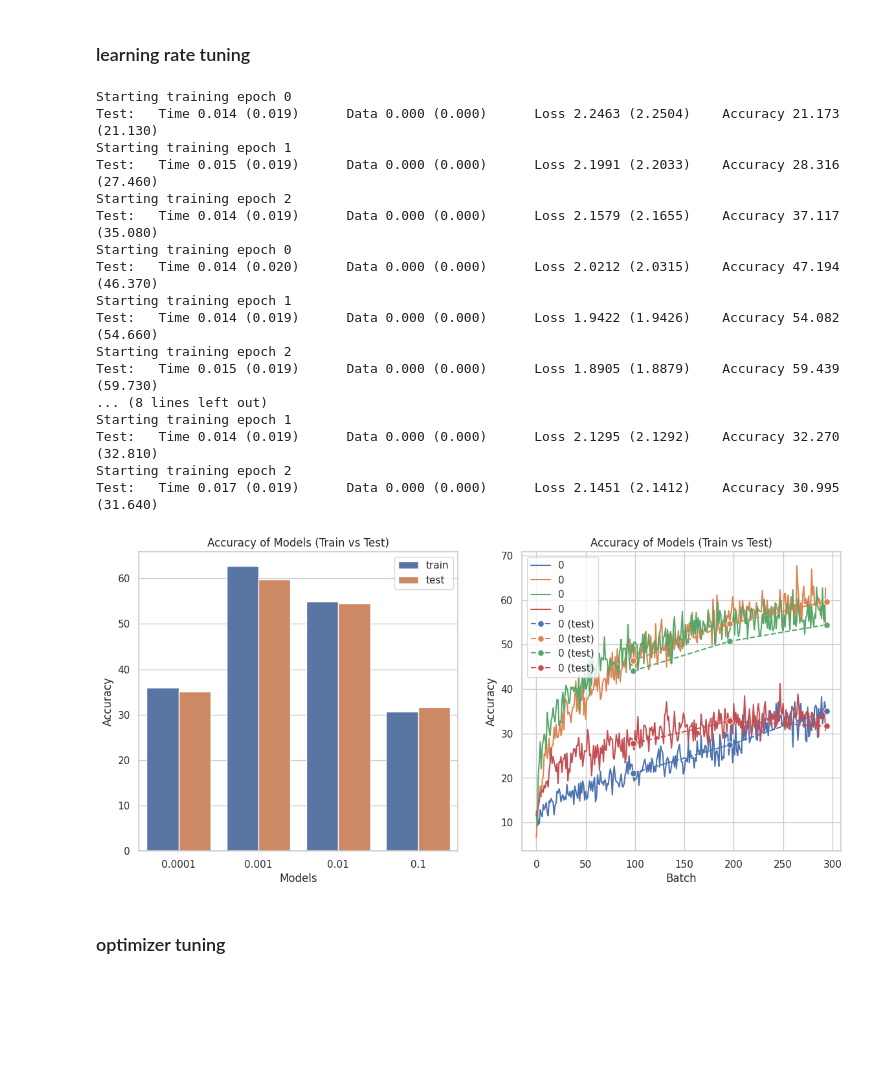
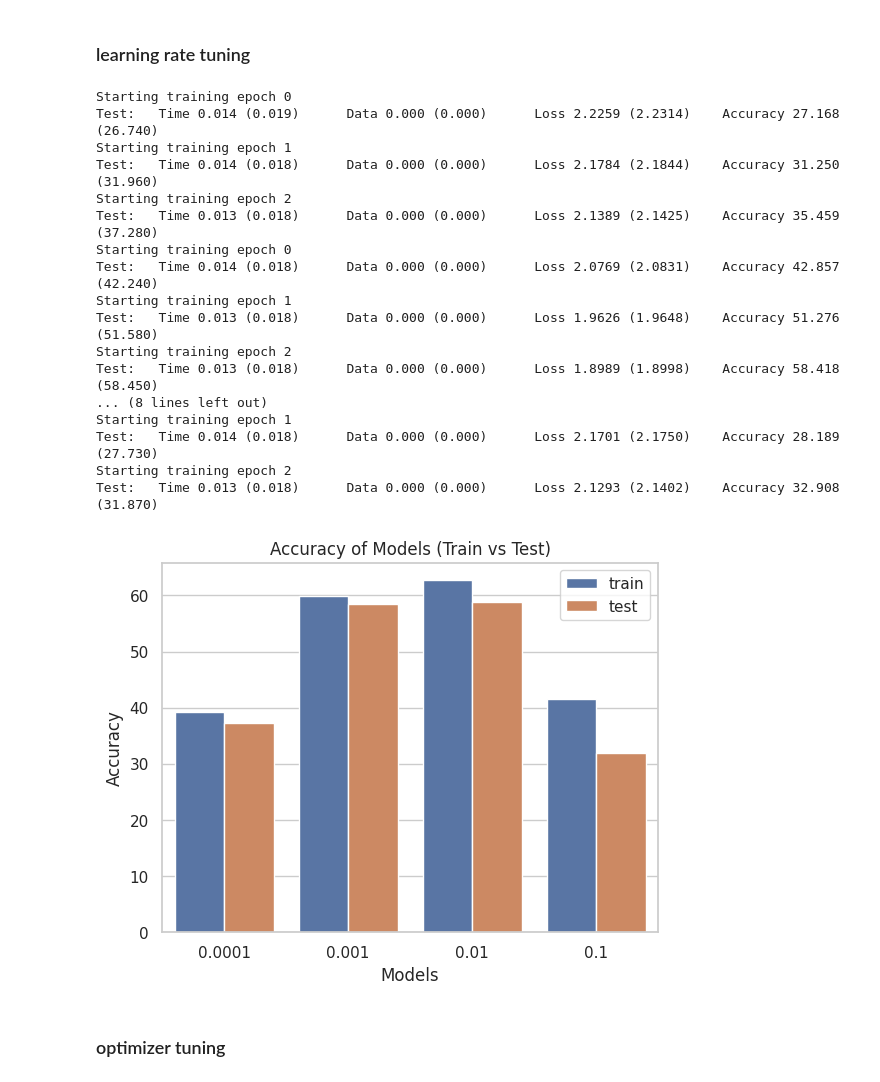
Before and after one commit to hdspgroup/pytorch-course, a Jupyter notebook: classification_pytorch.ipynb, the cells around one changed output. Saved outputs shown, nothing was run; the diff lists cells and outputs as text; code cells hidden in the pictures; blank space fills up the shorter version.

```diff
--- a/classification_pytorch.ipynb
+++ b/classification_pytorch.ipynb
@@ -456,7 +424,7 @@ batch_lineplot(np.array([history,history_2]), ax2)
 # %% [markdown]
 ## hyperparameter tuning
 # %%
-def tuning_model(parameter, historys, train_data, test_data, optimizer = None,  model = ClassificationNet() ):
+def tuning_model(parameter, historys, train_data, test_data, optimizer = None,  model = ClassificationNet() ):\
     """
     this is an auxiliar function to tune hyperparameters of a model
     """
@@ -502,7 +470,12 @@ historys = []
 
 for batch_size in batch_sizes:
 
-        train_data, test_data = load_data(batch_size=batch_size)
+        trainloader = torch.utils.data.DataLoader(trainset, batch_size=batch_size, shuffle=True)
+        testloader = torch.utils.data.DataLoader(testset, batch_size=1024, shuffle=False)
+
+        train_data = [ sample for sample in trainloader ]
+        test_data  = [ sample for sample in testloader  ]
+
         history = tuning_model(batch_size, historys, train_data, test_data)
         historys.append(history)
 # %% [output]
@@ -536,39 +508,41 @@ acc_barplot(np.array(historys), ax = ax)
 lrs = [ 0.0001, 0.001, 0.01, 0.1 ]
 
 historys = []
-train_data, test_data = load_data(batch_size=512)
 
+trainloader = torch.utils.data.DataLoader(trainset, batch_size=512, shuffle=True)
+testloader = torch.utils.data.DataLoader(testset, batch_size=1024, shuffle=False)
+train_data = [ sample for sample in trainloader ]
+test_data  = [ sample for sample in testloader  ]
 
 for lr in lrs:
             model = ClassificationNet()
             optimizer = torch.optim.Adam(model.parameters(), lr=lr)
+
             history = tuning_model(lr, historys, train_data, test_data, optimizer, model)
             historys.append(history)
 # %% [output]
 Starting training epoch 0
-Test:   Time 0.014 (0.019)      Data 0.000 (0.000)      Loss 2.2463 (2.2504)    Accuracy 21.173 (21.130)
+Test:   Time 0.014 (0.019)      Data 0.000 (0.000)      Loss 2.2259 (2.2314)    Accuracy 27.168 (26.740)
 Starting training epoch 1
-Test:   Time 0.015 (0.019)      Data 0.000 (0.000)      Loss 2.1991 (2.2033)    Accuracy 28.316 (27.460)
+Test:   Time 0.014 (0.018)      Data 0.000 (0.000)      Loss 2.1784 (2.1844)    Accuracy 31.250 (31.960)
 Starting training epoch 2
-Test:   Time 0.014 (0.019)      Data 0.000 (0.000)      Loss 2.1579 (2.1655)    Accuracy 37.117 (35.080)
+Test:   Time 0.013 (0.018)      Data 0.000 (0.000)      Loss 2.1389 (2.1425)    Accuracy 35.459 (37.280)
 Starting training epoch 0
-Test:   Time 0.014 (0.020)      Data 0.000 (0.000)      Loss 2.0212 (2.0315)    Accuracy 47.194 (46.370)
+Test:   Time 0.014 (0.018)      Data 0.000 (0.000)      Loss 2.0769 (2.0831)    Accuracy 42.857 (42.240)
 Starting training epoch 1
-Test:   Time 0.014 (0.019)      Data 0.000 (0.000)      Loss 1.9422 (1.9426)    Accuracy 54.082 (54.660)
+Test:   Time 0.013 (0.018)      Data 0.000 (0.000)      Loss 1.9626 (1.9648)    Accuracy 51.276 (51.580)
 Starting training epoch 2
-Test:   Time 0.015 (0.019)      Data 0.000 (0.000)      Loss 1.8905 (1.8879)    Accuracy 59.439 (59.730)
+Test:   Time 0.013 (0.018)      Data 0.000 (0.000)      Loss 1.8989 (1.8998)    Accuracy 58.418 (58.450)
 ... (8 lines left out)
 Starting training epoch 1
-Test:   Time 0.014 (0.019)      Data 0.000 (0.000)      Loss 2.1295 (2.1292)    Accuracy 32.270 (32.810)
+Test:   Time 0.014 (0.018)      Data 0.000 (0.000)      Loss 2.1701 (2.1750)    Accuracy 28.189 (27.730)
 Starting training epoch 2
-Test:   Time 0.017 (0.019)      Data 0.000 (0.000)      Loss 2.1451 (2.1412)    Accuracy 30.995 (31.640)
+Test:   Time 0.013 (0.018)      Data 0.000 (0.000)      Loss 2.1293 (2.1402)    Accuracy 32.908 (31.870)
 # %%
-fig, (ax1, ax2) = plt.subplots(1, 2, figsize=(14, 6))
-
-acc_barplot(np.array(historys), ax = ax1)
-batch_lineplot(np.array(historys), ax = ax2)
+fig, ax = plt.subplots()
+acc_barplot(np.array(historys), ax=ax)
 # %% [output]
-[figure, old version]
+[figure, new version]
 # %% [markdown]
 ### optimizer tuning
 # %%
```
Also changed, not shown: parts of 30 cells of this notebook.
